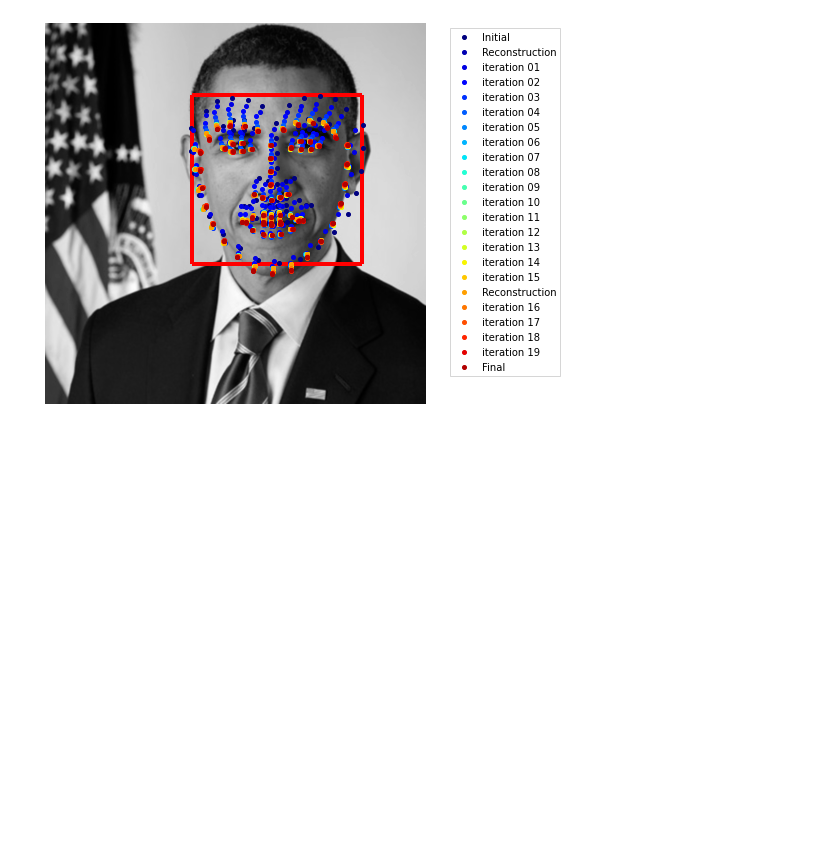
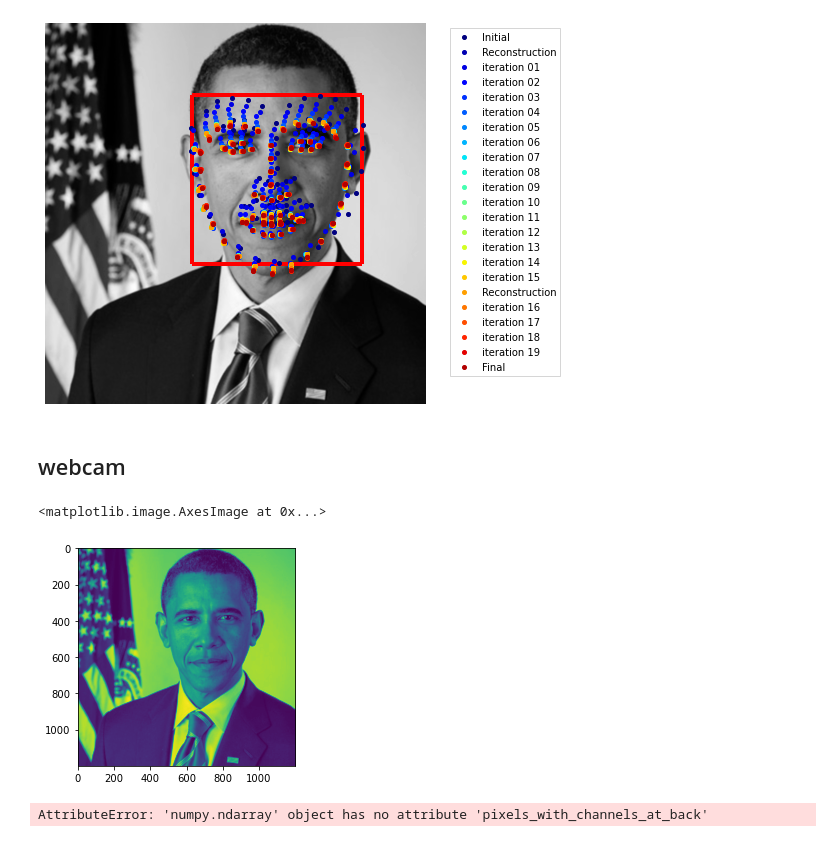
Before and after one commit to lucasessmann/FaceRecognition, a Jupyter notebook: aam_demo.ipynb, the cells around one changed output. Cells and saved outputs as stored; diff of their text form; code cells hidden in the pictures; blank space fills up the shorter version.

Commit message:
try webcam

```diff
--- a/aam_demo.ipynb
+++ b/aam_demo.ipynb
@@ -115,3 +115,5 @@ result.view_iterations()
 1 detected faces.
 <menpo.visualize.viewmatplotlib.MatplotlibPointGraphViewer2d at 0x...>
 [figure]
+# %% [markdown]
+## webcam
@@ -117,0 +169,35 @@ result.view_iterations()
+# %%
+import cv2
+import imageio
+img=imageio.imread('images/obama.jpg')
+gray_Input = cv2.cvtColor(img, cv2.COLOR_BGR2GRAY)
+plt.imshow(gray_Input)
+
+menpo.
+# %% [output]
+<matplotlib.image.AxesImage at 0x...>
+[figure, added]
+# %%
+# Detect
+bboxes = detect(gray_Input)
+print("{} detected faces.".format(len(bboxes)))
+
+# View
+if len(bboxes) > 0:
+    image.view_landmarks(group='dlib_0', line_colour='red',
+                         render_markers=False, line_width=4);
+
+initial_bbox = bboxes[0]
+
+
+# Load fitter
+fitter = menpofit.aam.load_balanced_frontal_face_fitter()
+
+# fit image
+result = fitter.fit_from_bb(image, initial_bbox, max_iters=[15, 5])
+
+# visualize
+#result.view(render_initial_shape=False)
+result.view_iterations()
+# %% [output]
+AttributeError: 'numpy.ndarray' object has no attribute 'pixels_with_channels_at_back'
```
Also changed, not shown: parts of 1 cell of this notebook.
